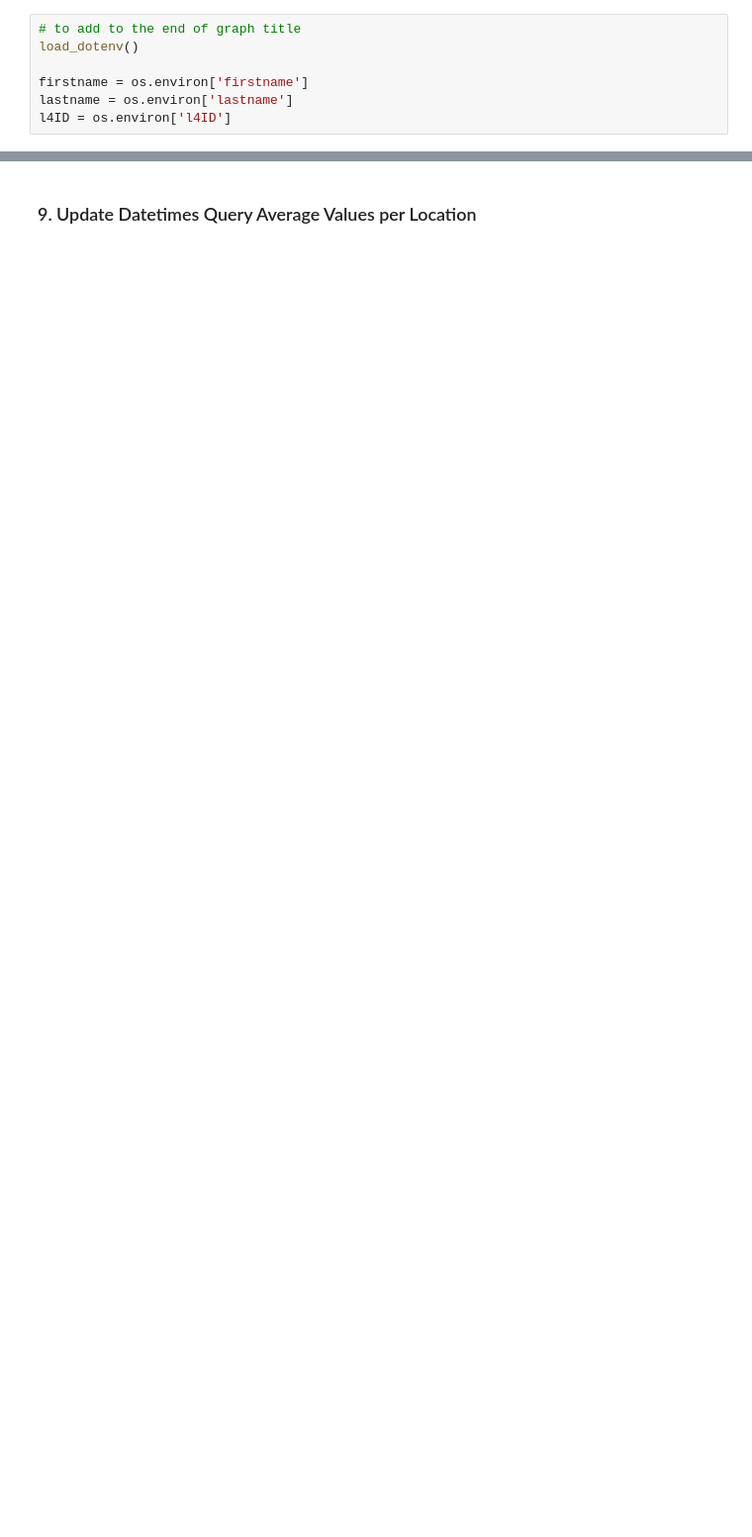
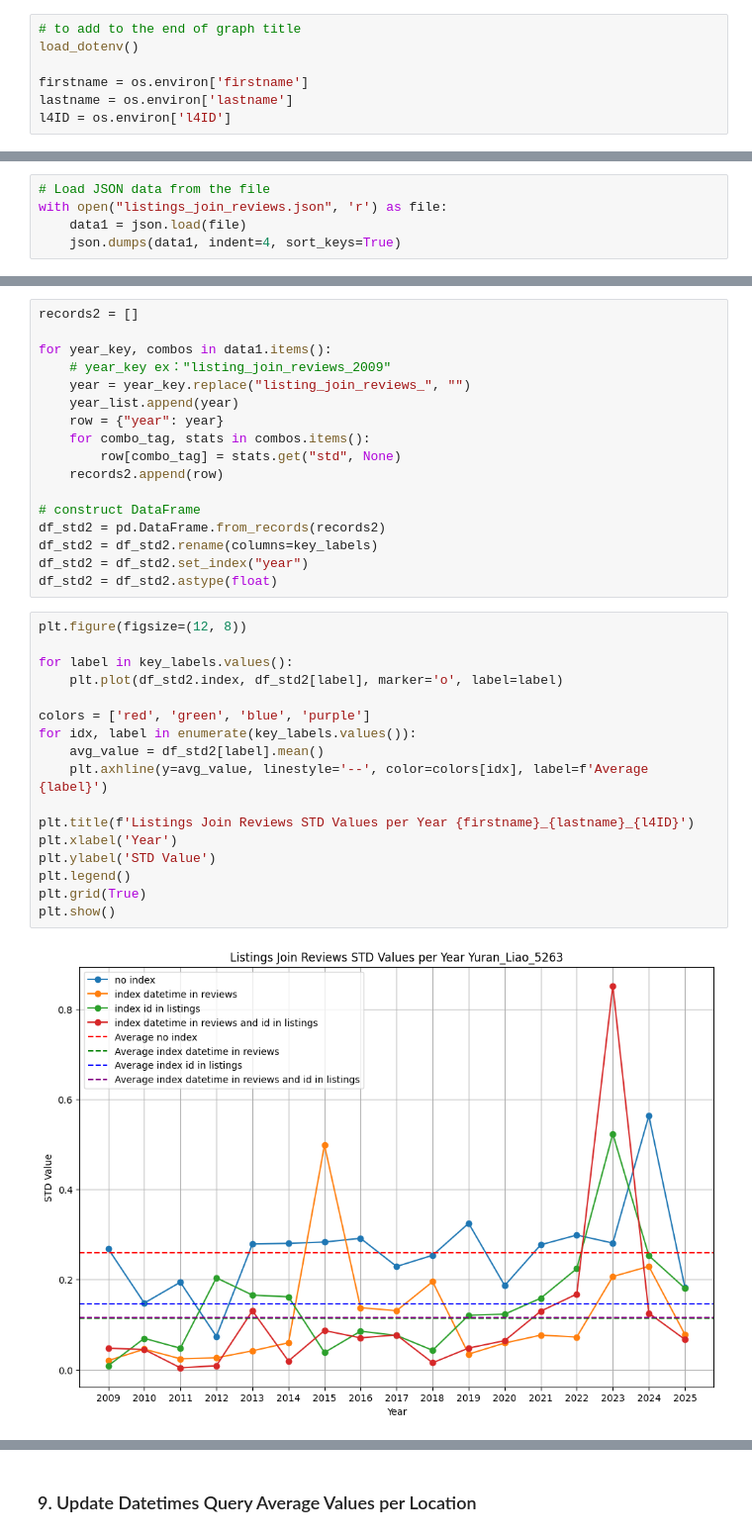
Before and after one commit to Cordieriteee/airbnb_performance_testing, a Jupyter notebook: problem 4.ipynb, the cells around one changed output, grey strips where cells are left out. Shown at 99% size. Cells and saved outputs as stored; diff of their text form; blank space fills up the shorter version.

```diff
--- a/problem 4.ipynb
+++ b/problem 4.ipynb
@@ -65,0 +35,5 @@ print(json.dumps(data, indent=4, sort_keys=True))
+# %%
+# Load JSON data from the file
+with open("listings_join_reviews.json", 'r') as file:
+    data1 = json.load(file)
+    json.dumps(data1, indent=4, sort_keys=True)
@@ -65,0 +86,36 @@ print(json.dumps(data, indent=4, sort_keys=True))
+# %%
+records2 = []
+
+for year_key, combos in data1.items():
+    # year_key ex："listing_join_reviews_2009"
+    year = year_key.replace("listing_join_reviews_", "")
+    year_list.append(year)
+    row = {"year": year}
+    for combo_tag, stats in combos.items():
+        row[combo_tag] = stats.get("std", None)
+    records2.append(row)
+
+# construct DataFrame
+df_std2 = pd.DataFrame.from_records(records2)
+df_std2 = df_std2.rename(columns=key_labels)
+df_std2 = df_std2.set_index("year")
+df_std2 = df_std2.astype(float)
+# %%
+plt.figure(figsize=(12, 8))
+
+for label in key_labels.values():
+    plt.plot(df_std2.index, df_std2[label], marker='o', label=label)
+
+colors = ['red', 'green', 'blue', 'purple']
+for idx, label in enumerate(key_labels.values()):
+    avg_value = df_std2[label].mean()
+    plt.axhline(y=avg_value, linestyle='--', color=colors[idx], label=f'Average {label}')
+
+plt.title(f'Listings Join Reviews STD Values per Year {firstname}_{lastname}_{l4ID}')
+plt.xlabel('Year')
+plt.ylabel('STD Value')
+plt.legend()
+plt.grid(True)
+plt.show()
+# %% [output]
+[figure, added]
```
Also changed, not shown: parts of 27 cells of this notebook, 3 other files.
